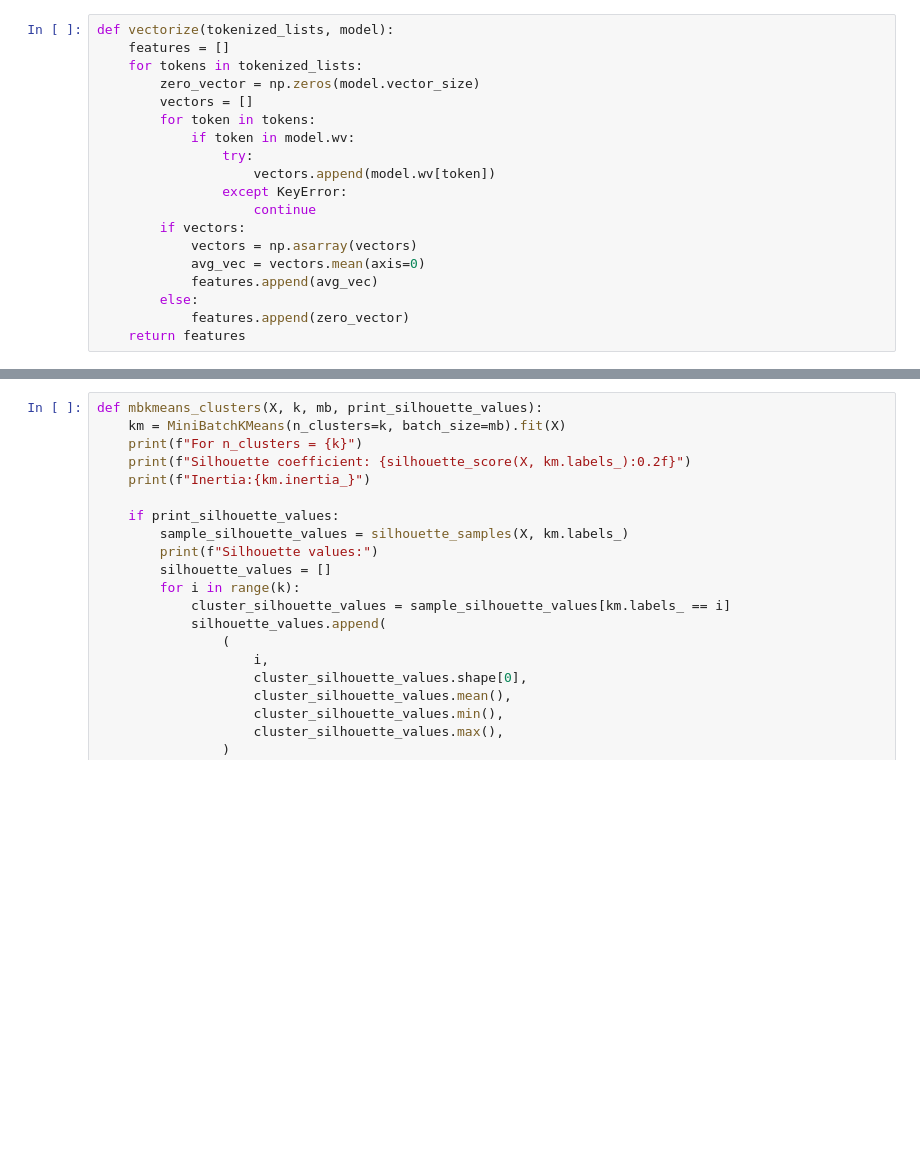
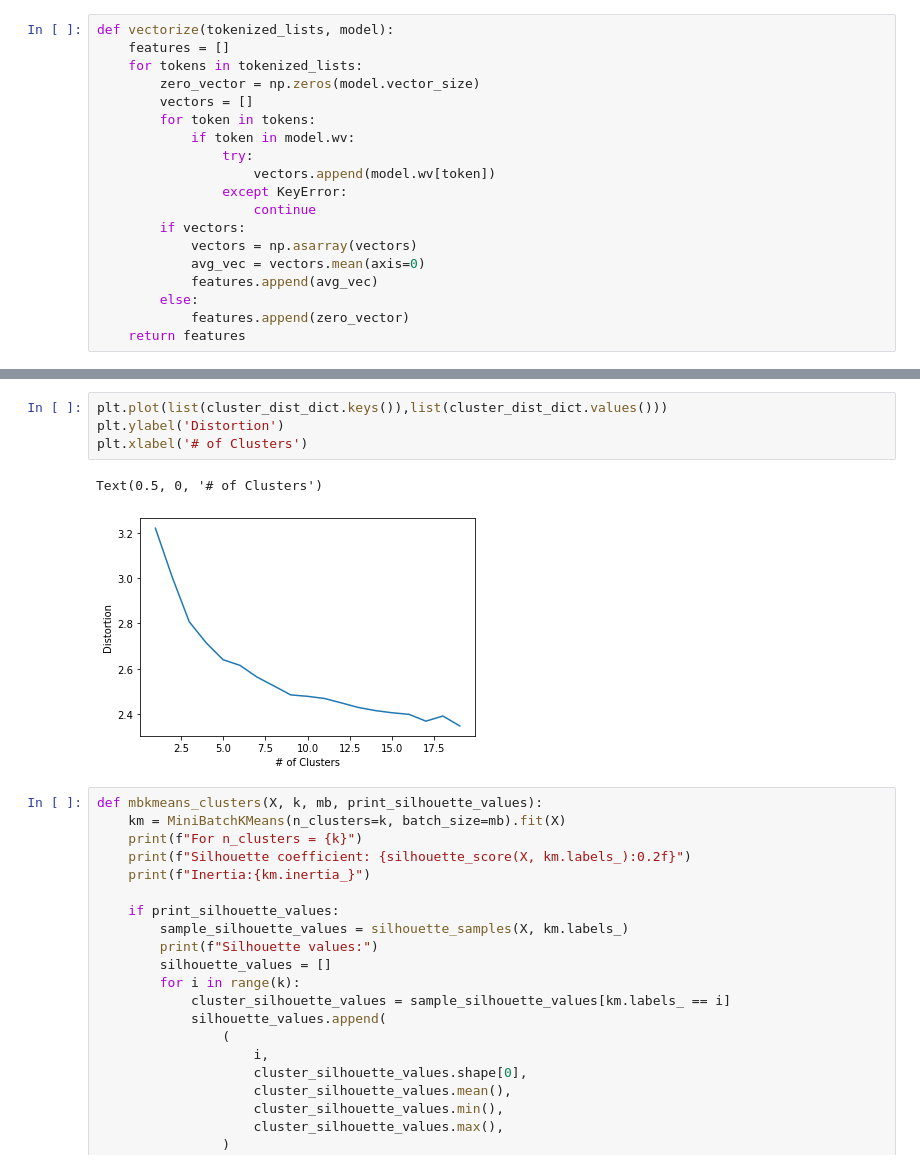
Before and after one commit to nicklin37/kg-via-dl, a Jupyter notebook: tweet_analysis.ipynb, the cells around one changed output, grey strips where cells are left out. Saved outputs shown, nothing was run; the diff lists cells and outputs as text; blank space fills up the shorter version.

```diff
--- a/tweet_analysis.ipynb
+++ b/tweet_analysis.ipynb
@@ -96,3 +163,10 @@ len(vectorized_lists), len(vectorized_lists[0])
+# %%
+plt.plot(list(cluster_dist_dict.keys()),list(cluster_dist_dict.values()))
+plt.ylabel('Distortion')
+plt.xlabel('# of Clusters')
+# %% [output]
+Text(0.5, 0, '# of Clusters')
+[figure, added]
 # %%
 def mbkmeans_clusters(X, k, mb, print_silhouette_values):
     km = MiniBatchKMeans(n_clusters=k, batch_size=mb).fit(X)
```
Also changed, not shown: parts of 11 cells of this notebook, 4 other files.
